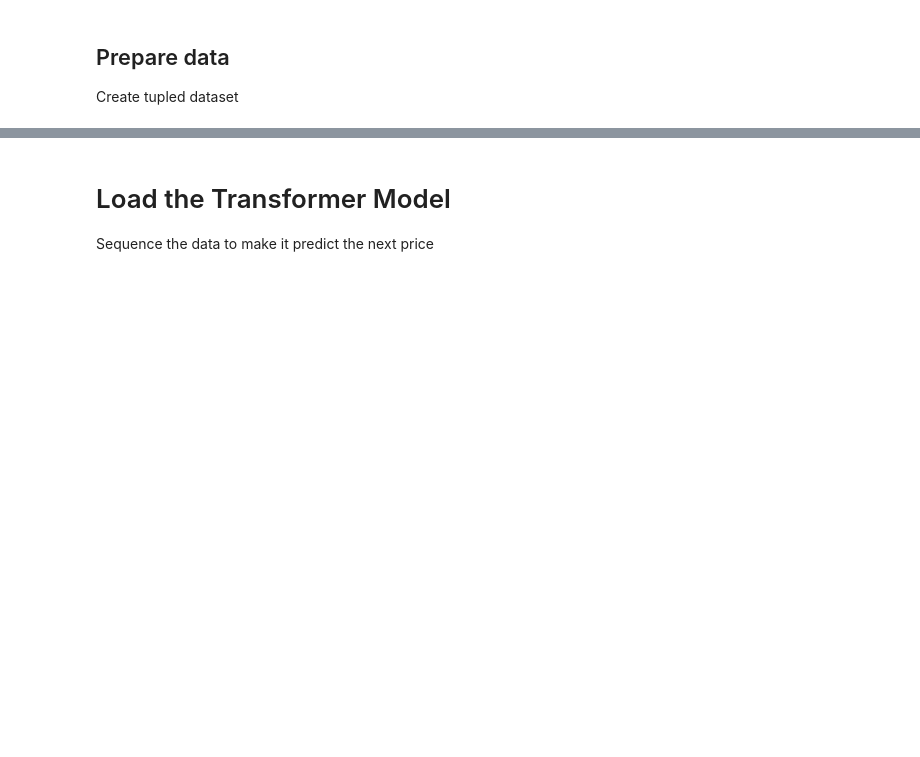
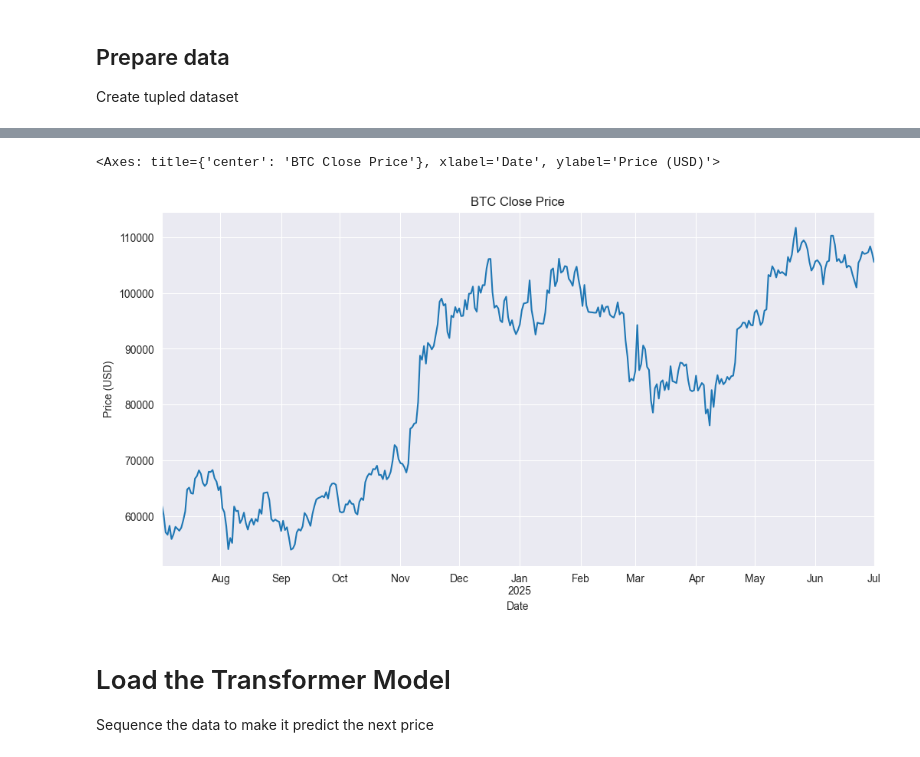
Before and after one commit to kingsuching/cryptoTrading, a Jupyter notebook: training notebooks/transformer.ipynb, the cells around one changed output, grey strips where cells are left out. Drawn from its saved outputs; the diff is of its cells as text; code cells hidden in the pictures; blank space fills up the shorter version.

```diff
--- a/training notebooks/transformer.ipynb
+++ b/training notebooks/transformer.ipynb
@@ -21,8 +21,6 @@ Objective: predict change in BTC price given features
 # %% [markdown]
 ## Prepare data
 Create tupled dataset
-# %%
-RESPONSE = 'close'
 # %%
 data = pd.read_csv(f'../{fullDataPath('BTC')}')
 daily_data = dataSetup(data, trainingColPath='../training_columns.txt')[-LIMIT:]
@@ -30,5 +43,8 @@ daily_data
 # %%
-daily_data[RESPONSE].plot.line(title=f'{COIN} Price', figsize=(12, 6), ylabel='Price (USD)', xlabel='Date')
+daily_data[RESPONSE].plot.line(title=f'{COIN} {RESPONSE.replace(RESPONSE[0], RESPONSE[0].upper())} Price', figsize=(12, 6), ylabel='Price (USD)', xlabel='Date')
+# %% [output]
+<Axes: title={'center': 'BTC Close Price'}, xlabel='Date', ylabel='Price (USD)'>
+[figure, added]
 # %%
 daily_data['gradient'].plot.hist()
 # %%
```
Also changed, not shown: parts of 1 cell of this notebook, 10 other files.
